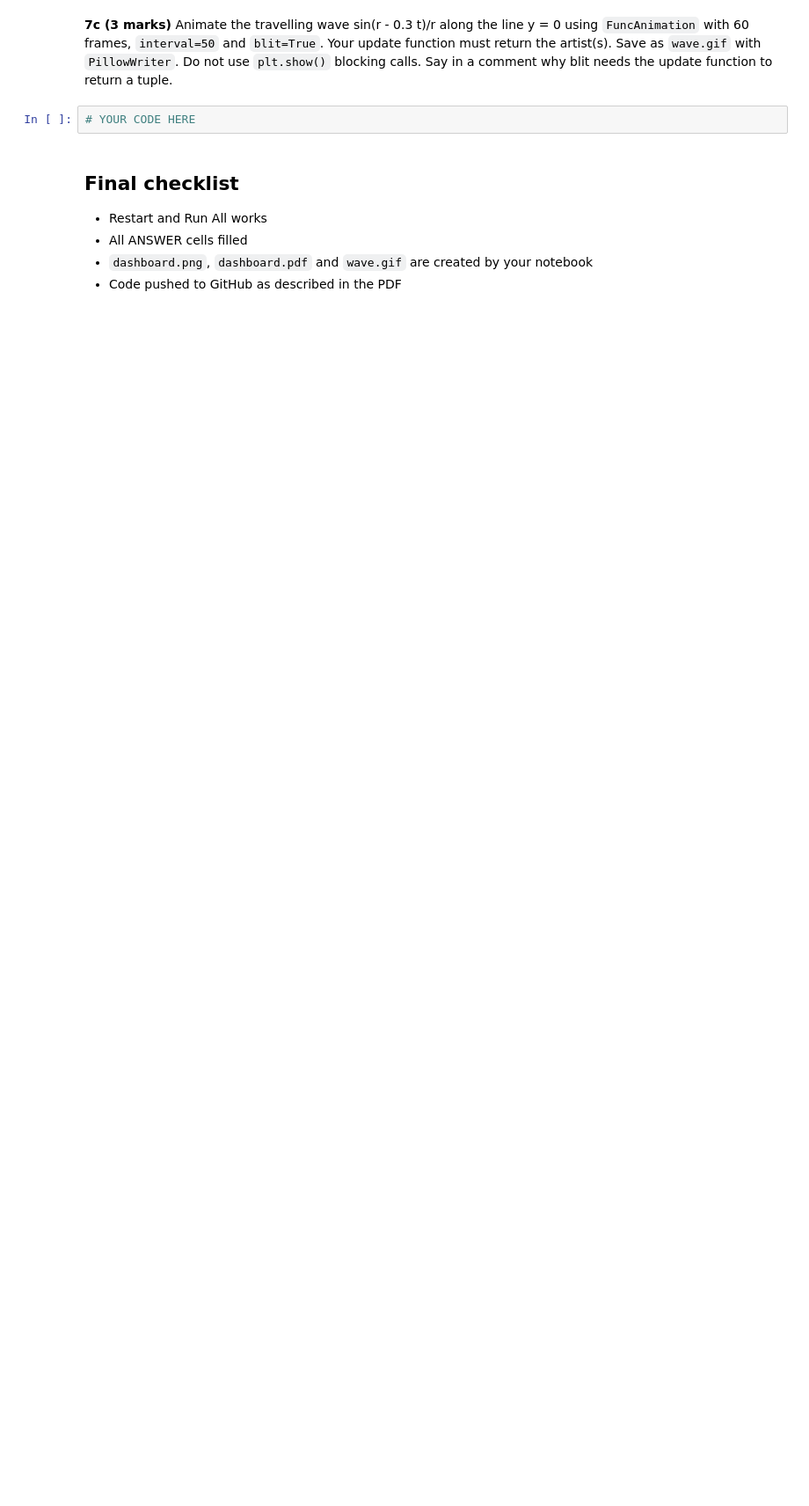
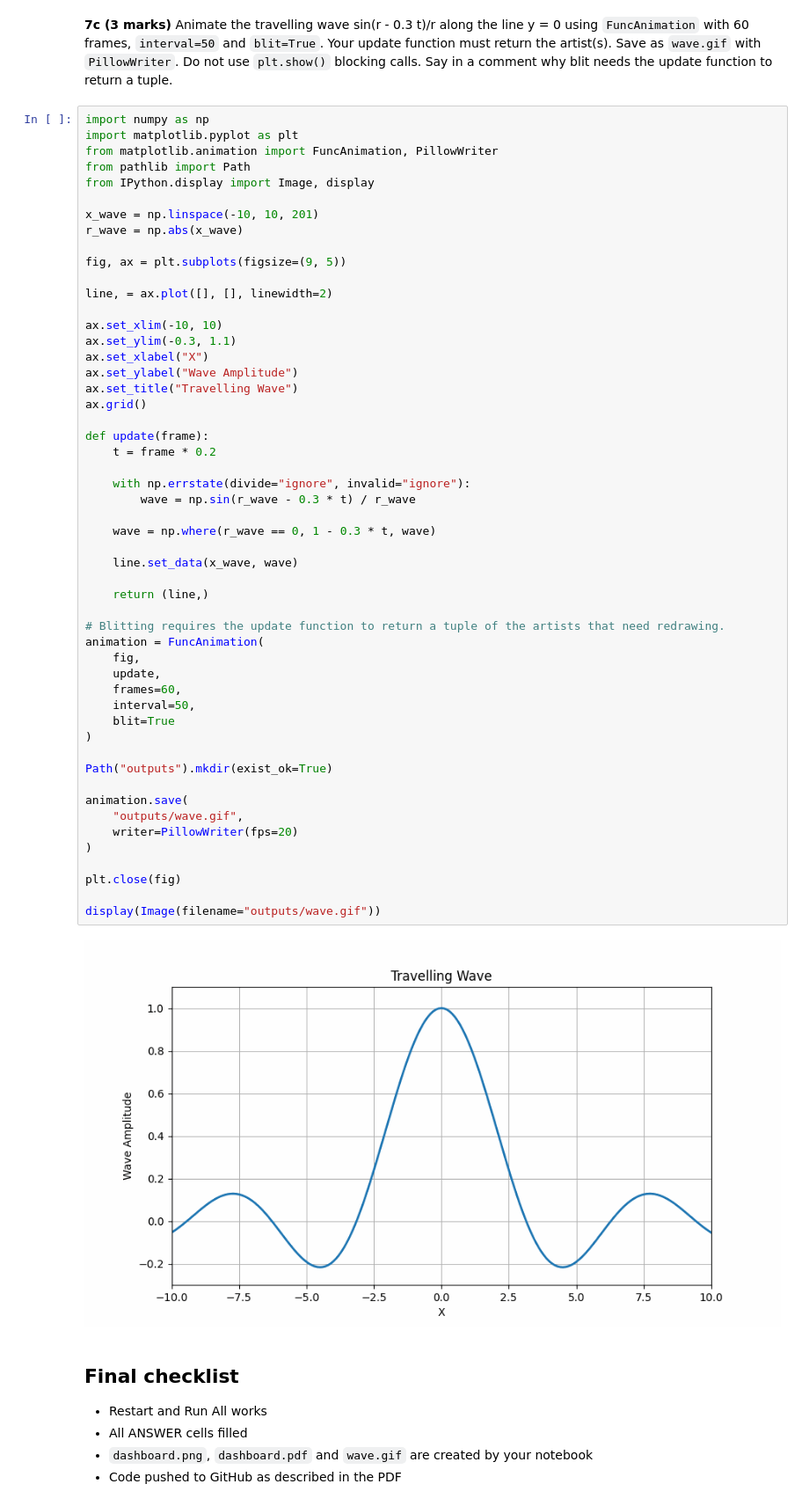
Before and after one commit to wahaaj1010/PAI-3A-25F-0100, a Jupyter notebook: Assignment3_Programming_for_AI.ipynb, the cells around one changed output. Shown at 88% size. Cells and saved outputs as stored; diff of their text form; blank space fills up the shorter version.

```diff
--- a/Assignment3_Programming_for_AI.ipynb
+++ b/Assignment3_Programming_for_AI.ipynb
@@ -834,7 +1263,59 @@ Let f(x, y) = sin(r) / r with r = sqrt(x^2 + y^2) on x, y in [-10, 10].
 # %% [markdown]
 **7c (3 marks)** Animate the travelling wave sin(r - 0.3 t)/r along the line y = 0 using `FuncAnimation` with 60 frames, `interval=50` and `blit=True`. Your update function must return the artist(s). Save as `wave.gif` with `PillowWriter`. Do not use `plt.show()` blocking calls. Say in a comment why blit needs the update function to return a tuple.
 # %%
-# YOUR CODE HERE
+import numpy as np
+import matplotlib.pyplot as plt
+from matplotlib.animation import FuncAnimation, PillowWriter
+from pathlib import Path
+from IPython.display import Image, display
+
+x_wave = np.linspace(-10, 10, 201)
+r_wave = np.abs(x_wave)
+
+fig, ax = plt.subplots(figsize=(9, 5))
+
+line, = ax.plot([], [], linewidth=2)
+
+ax.set_xlim(-10, 10)
+ax.set_ylim(-0.3, 1.1)
+ax.set_xlabel("X")
+ax.set_ylabel("Wave Amplitude")
+ax.set_title("Travelling Wave")
+ax.grid()
+
+def update(frame):
+    t = frame * 0.2
+
+    with np.errstate(divide="ignore", invalid="ignore"):
+        wave = np.sin(r_wave - 0.3 * t) / r_wave
+
+    wave = np.where(r_wave == 0, 1 - 0.3 * t, wave)
+
+    line.set_data(x_wave, wave)
+
+    return (line,)
+
+# Blitting requires the update function to return a tuple of the artists that need redrawing.
+animation = FuncAnimation(
+    fig,
+    update,
+    frames=60,
+    interval=50,
+    blit=True
+)
+
+Path("outputs").mkdir(exist_ok=True)
+
+animation.save(
+    "outputs/wave.gif",
+    writer=PillowWriter(fps=20)
+)
+
+plt.close(fig)
+
+display(Image(filename="outputs/wave.gif"))
+# %% [output]
+[figure, added]
 # %% [markdown]
 ## Final checklist
 - Restart and Run All works
```
Also changed, not shown: parts of 9 cells of this notebook.
